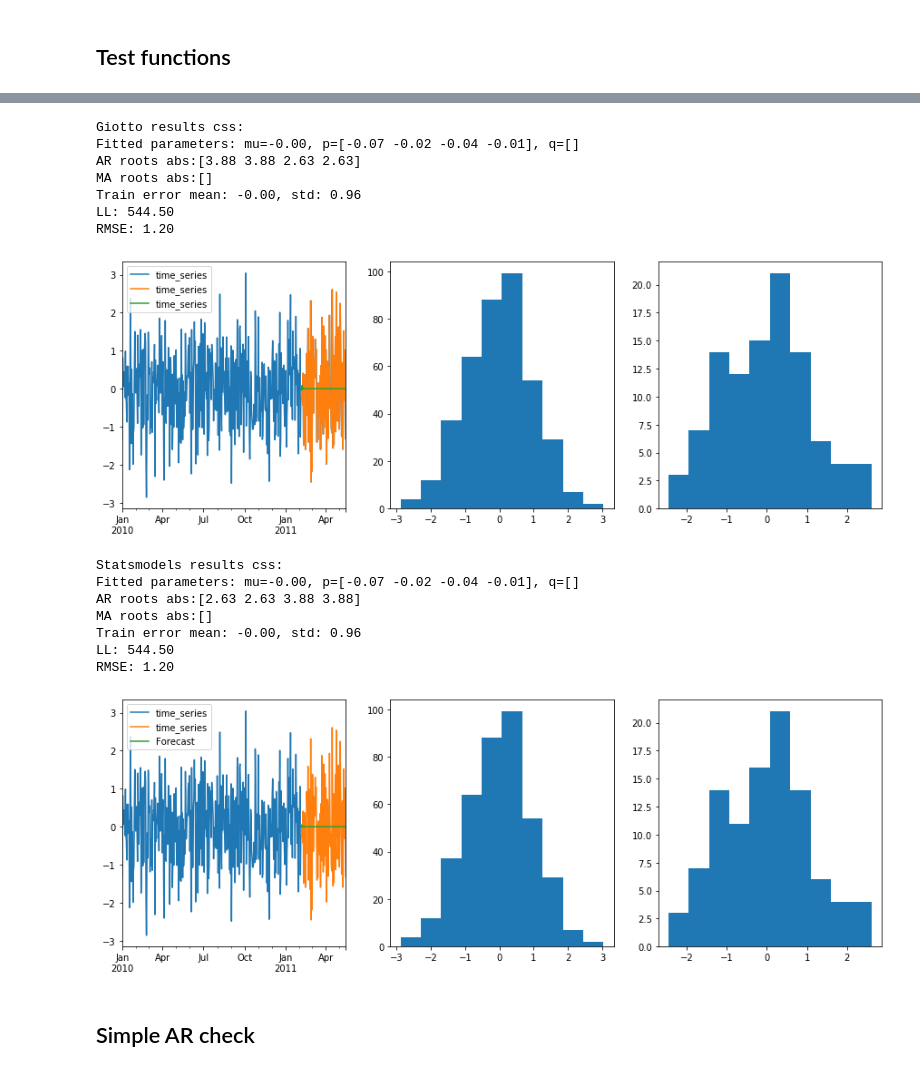
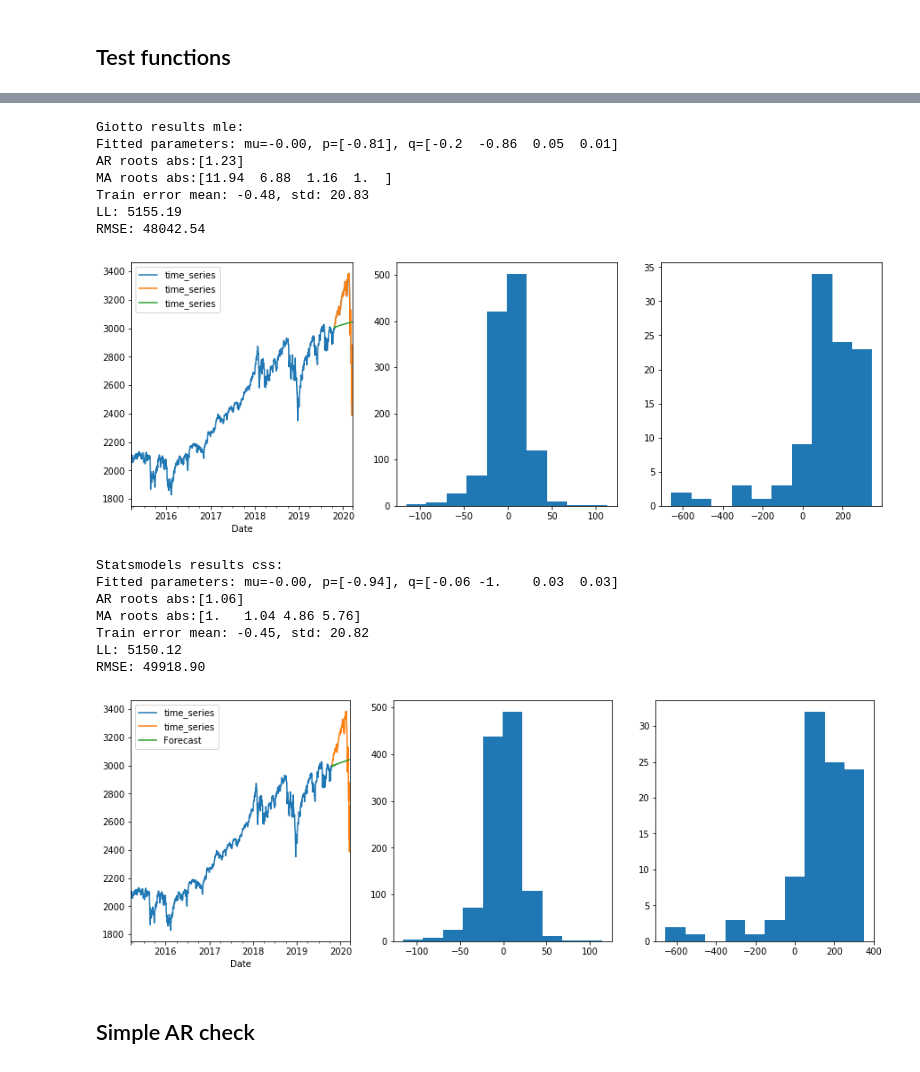
Before and after one commit to Sburyachenko/giotto-time, a Jupyter notebook: examples/arima-tests.ipynb, the cells around one changed output, grey strips where cells are left out. Drawn from its saved outputs; the diff is of its cells as text; code cells hidden in the pictures.

```diff
--- a/examples/arima-tests.ipynb
+++ b/examples/arima-tests.ipynb
@@ -86,38 +87,45 @@ array([-0.07, -0.02, -0.04, -0.01])
 # %%
 def run_giotto_arima(df, test_size, order, method='css-mle', plot=True):
     model = ARIMA(horizon=test_size, order=order, method=method)
     df_train = df
     df_test = df.iloc[-test_size:]
     model.fit(df_train)
+
+#     model.model.model.phi = np.array([-0.94])
+#     model.model.model.theta_ = np.array([-0.06, -1.,    0.03,  0.03])
+#     model.model._set_params(model.model.model, df_train)
+
     pred_g = model.predict(df_test.iloc[[0]])
+#     print(pred_g.values.flatten())
     y_pred = pd.DataFrame(pred_g.values[0], index=df_test.index, columns=['time_series'])
     phi = model.model.phi_
     theta = model.model.theta_
     mu = model.model.mu_
     train_errors = model.model.errors_
     print(f'Giotto results {method}:')
     print(f'Fitted parameters: mu={mu:.2f}, p={phi}, q={theta}')
     print(f'AR roots abs:{np.abs(np.roots(np.r_[-phi[::-1], 1.0]))}')
     print(f'MA roots abs:{np.abs(np.roots(np.r_[theta[::-1], 1.0]))}')
     print(f'Train error mean: {train_errors.mean():.2f}, std: {train_errors.std():.2f}')
+#     print(train_errors)
     print(f'LL: {model.model.model.ml:.2f}')
     print(f'RMSE: {mean_squared_error(y_pred, df_test.values):.2f}\n')
 #     print(normaltest(train_errors))
     if plot:
         test_errors = df_test -  y_pred
         train_test_plot(df_train, df_test, y_pred, train_errors, test_errors.values)
     return mu, phi, theta
 
-mu, phi, theta = run_giotto_arima(df_white, 100, (4, 0, 0), 'css')
+mu, phi, theta = run_giotto_arima(df_real, 100, (1, 2, 4), 'mle')
 # %% [output]
-Giotto results css:
-Fitted parameters: mu=-0.00, p=[-0.07 -0.02 -0.04 -0.01], q=[]
-AR roots abs:[3.88 3.88 2.63 2.63]
-MA roots abs:[]
-Train error mean: -0.00, std: 0.96
-LL: 544.50
-RMSE: 1.20
+Giotto results mle:
+Fitted parameters: mu=-0.00, p=[-0.81], q=[-0.2  -0.86  0.05  0.01]
+AR roots abs:[1.23]
+MA roots abs:[11.94  6.88  1.16  1.  ]
+Train error mean: -0.48, std: 20.83
+LL: 5155.19
+RMSE: 48042.54
-[figure, old version]
+[figure, new version]
 # %%
 def run_sm(df, test_size, order, method='css-mle', plot=True):
     df_train = df.iloc[:-test_size]
@@ -140,16 +148,16 @@ def run_sm(df, test_size, order, method='css-mle', plot=True):
         train_test_plot(df_train, df_test, y_pred, train_errors, test_errors)
     return f, m2
 
-f = run_sm(df_white, 100, (4, 0, 0), 'css')
+f = run_sm(df_real, 100, (1, 2, 4), 'css')
 # %% [output]
 Statsmodels results css:
-Fitted parameters: mu=-0.00, p=[-0.07 -0.02 -0.04 -0.01], q=[]
-AR roots abs:[2.63 2.63 3.88 3.88]
-MA roots abs:[]
-Train error mean: -0.00, std: 0.96
-LL: 544.50
-RMSE: 1.20
+Fitted parameters: mu=-0.00, p=[-0.94], q=[-0.06 -1.    0.03  0.03]
+AR roots abs:[1.06]
+MA roots abs:[1.   1.04 4.86 5.76]
+Train error mean: -0.45, std: 20.82
+LL: 5150.12
+RMSE: 49918.90
-[figure, old version]
+[figure, new version]
 # %% [markdown]
 ## Simple AR check
 # %%
```
Also changed, not shown: parts of 26 cells of this notebook.
